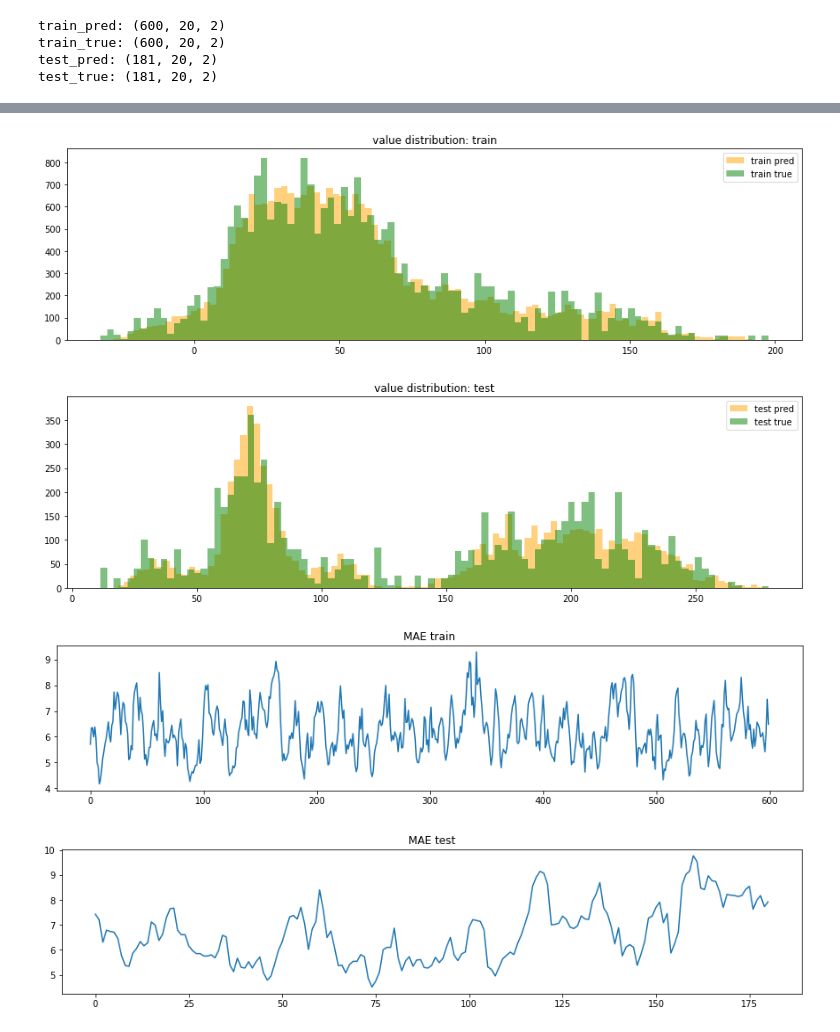
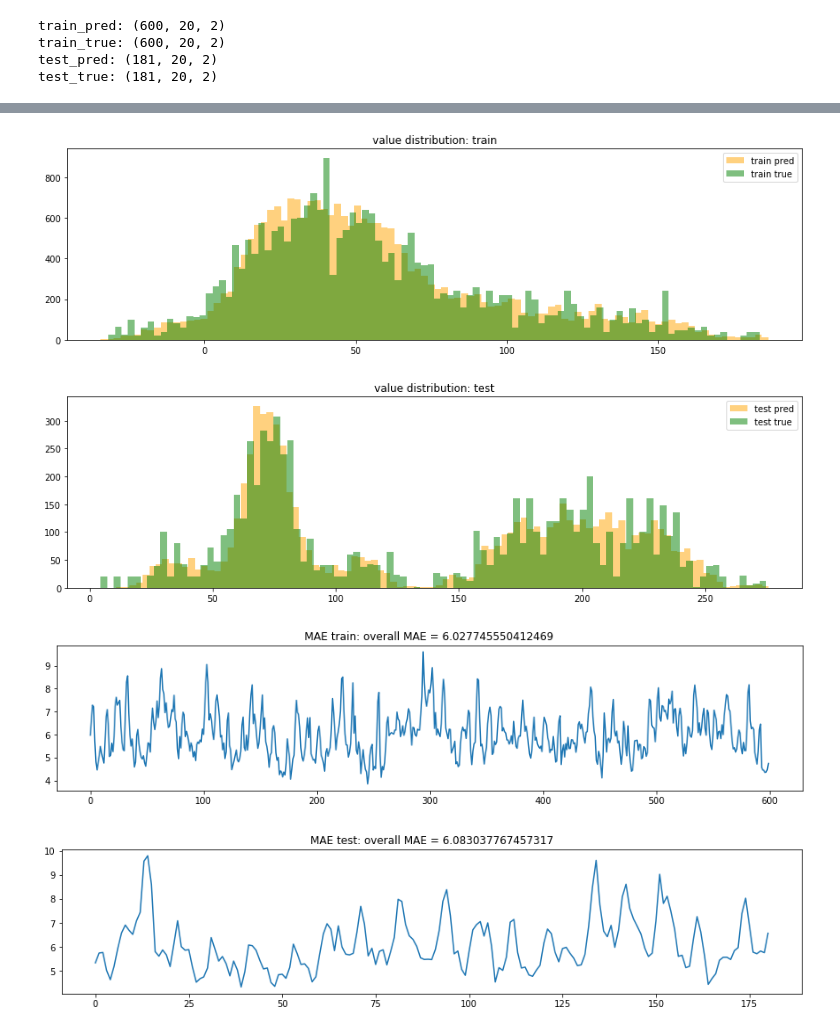
Before and after one commit to HuangWeiKulish/Forecasting, a Jupyter notebook: Forecasting_Keras_seq2seq.ipynb, the cells around one changed output, grey strips where cells are left out. Drawn from its saved outputs; the diff is of its cells as text; code cells hidden in the pictures.

```diff
--- a/Forecasting_Keras_seq2seq.ipynb
+++ b/Forecasting_Keras_seq2seq.ipynb
@@ -216,6 +219,6 @@ display(out)
 # %%
 model = Model(inputs=input_train, outputs=out)
-opt = Adam(lr=0.001, clipnorm=1)
+opt = Adam(lr=0.01, clipnorm=1)
 model.compile(loss='mean_squared_error', optimizer=opt, metrics=['mae'])
 model.summary()
 # %% [output]
@@ -242,9 +254,9 @@ _________________________________________________________________
 # %%
-epc = 150
+epc = 110
 es = EarlyStopping(monitor='val_loss', mode='min', patience=50)
 history = model.fit(X_input_train[:, :, :2], X_output_train[:, :, :2], validation_split=0.2,
                     epochs=epc, verbose=1, callbacks=[es],
-                    batch_size=50)
+                    batch_size=100)
 train_mae = history.history['mae']
 valid_mae = history.history['val_mae']
 
@@ -340,18 +352,19 @@ for lb in ['train', 'test']:
     plt.title('value distribution: '+lb)
     plt.show()
 # %% [output]
-[figure, old version]
+[figure, new version]
-[figure, old version]
+[figure, new version]
 # %%
 for lb in ['train', 'test']:
+    MAE_overall = abs(data_final[lb+'_pred'] - data_final[lb+'_true']).mean()
     MAE_ = abs(data_final[lb+'_pred'] - data_final[lb+'_true']).mean(axis=(1, 2))
     plt.figure(figsize=(15, 3))
     plt.plot(MAE_)
-    plt.title('MAE '+lb)
+    plt.title('MAE '+lb+': overall MAE = '+str(MAE_overall))
     plt.show()
 # %% [output]
-[figure, old version]
+[figure, new version]
-[figure, old version]
+[figure, new version]
 # %%
 for lb in ['train', 'test']:
     ith_sample = random.choice(range(data_final[lb+'_pred'].shape[0]))
```
Also changed, not shown: parts of 26 cells of this notebook, 1 other file.
